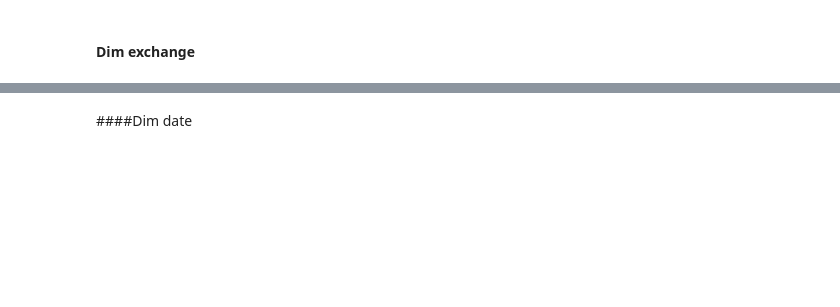
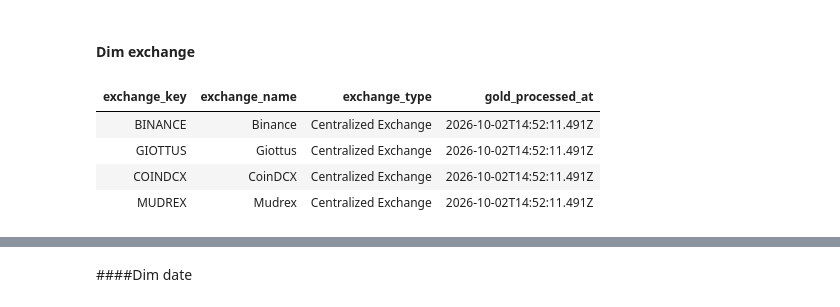
Before and after one commit to databygaurav/crypto-lakehouse-platform, a Jupyter notebook: databricks/03_gold/dimensions_gold.ipynb, the cells around one changed output, grey strips where cells are left out. Cells and saved outputs as stored; diff of their text form; code cells hidden in the pictures; blank space fills up the shorter version.

```diff
--- a/databricks/03_gold/dimensions_gold.ipynb
+++ b/databricks/03_gold/dimensions_gold.ipynb
@@ -141,31 +266,58 @@ display(
 # %%
 binance_exchanges_df = (
     spark.table(f"{catalog}.{silver_schema}.binance_account_snapshots")
     .select("exchange")
 )
 
 giottus_exchanges_df = (
     spark.table(f"{catalog}.{silver_schema}.giottus_account_balances")
     .select("exchange")
 )
 
-exchange_source_df = binance_exchanges_df.unionByName(
-    giottus_exchanges_df
+coindcx_exchanges_df = (
+    spark.table(f"{catalog}.{silver_schema}.coindcx_account_balances")
+    .select("exchange")
 )
+
+mudrex_exchanges_df = (
+    spark.table(
+        f"{catalog}.{silver_schema}.mudrex_trades")
+    .select("exchange")
+)
+
+exchange_source_df = (
+    binance_exchanges_df
+    .unionByName(
+        giottus_exchanges_df
+    )
+    .unionByName(
+        coindcx_exchanges_df
+    )
+    .unionByName(
+        mudrex_exchanges_df
+    )
+)
+
 
 dim_exchange_df = (
     exchange_source_df
     .select(
         upper(col("exchange")).alias("exchange_key"),
         col("exchange").alias("exchange_name")
     )
     .filter(col("exchange_key").isNotNull())
     .dropDuplicates(["exchange_key"])
     .withColumn("exchange_type", lit("Centralized Exchange"))
     .withColumn("gold_processed_at", current_timestamp())
 )
 
 display(dim_exchange_df)
+# %% [output]
+| exchange_key | exchange_name | exchange_type | gold_processed_at |
+| BINANCE | Binance | Centralized Exchange | 2026-10-02T14:52:11.491Z |
+| GIOTTUS | Giottus | Centralized Exchange | 2026-10-02T14:52:11.491Z |
+| COINDCX | CoinDCX | Centralized Exchange | 2026-10-02T14:52:11.491Z |
+| MUDREX | Mudrex | Centralized Exchange | 2026-10-02T14:52:11.491Z |
 # %%
 (
     dim_exchange_df
```
Also changed, not shown: parts of 9 cells of this notebook, 18 other files.
